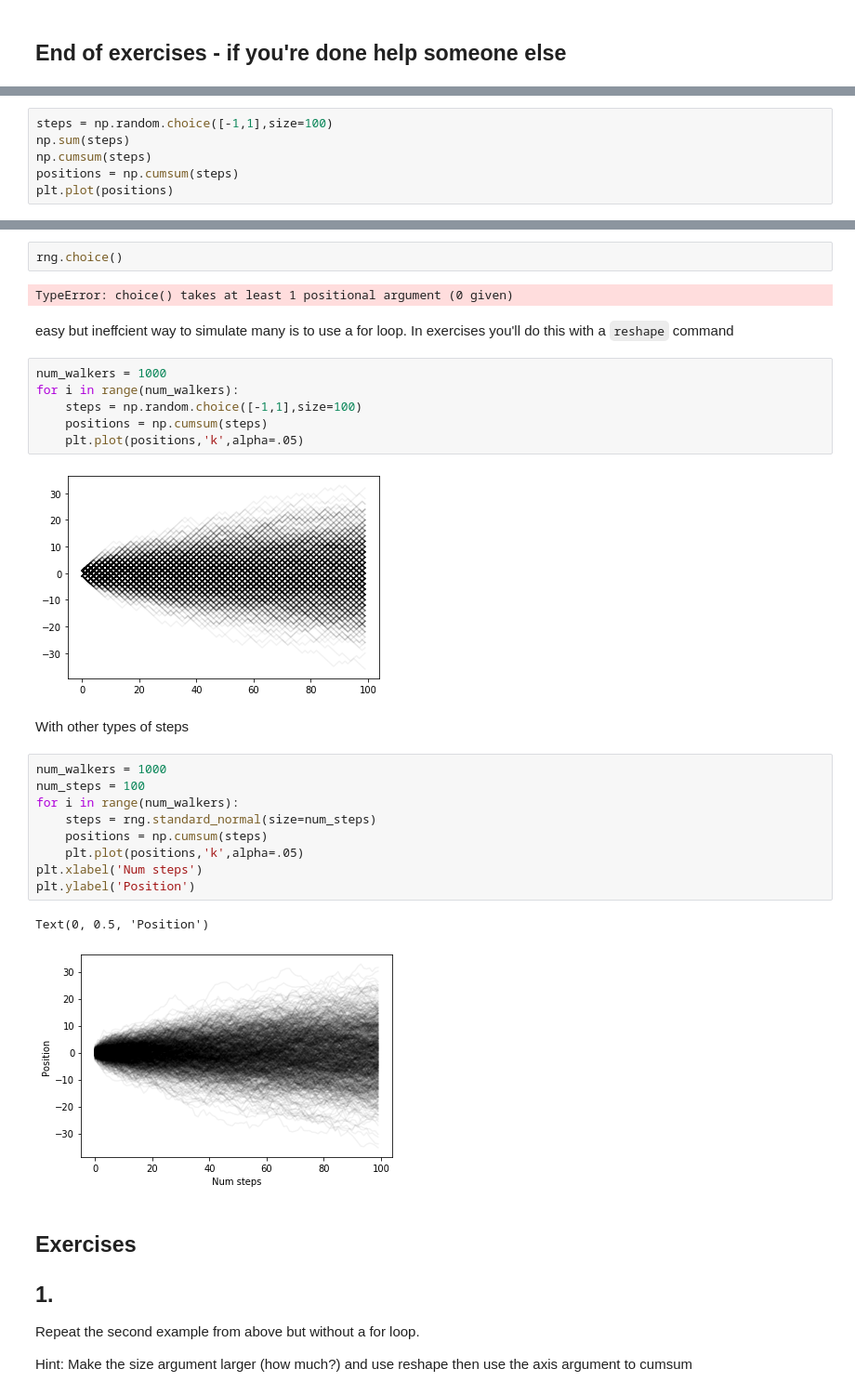
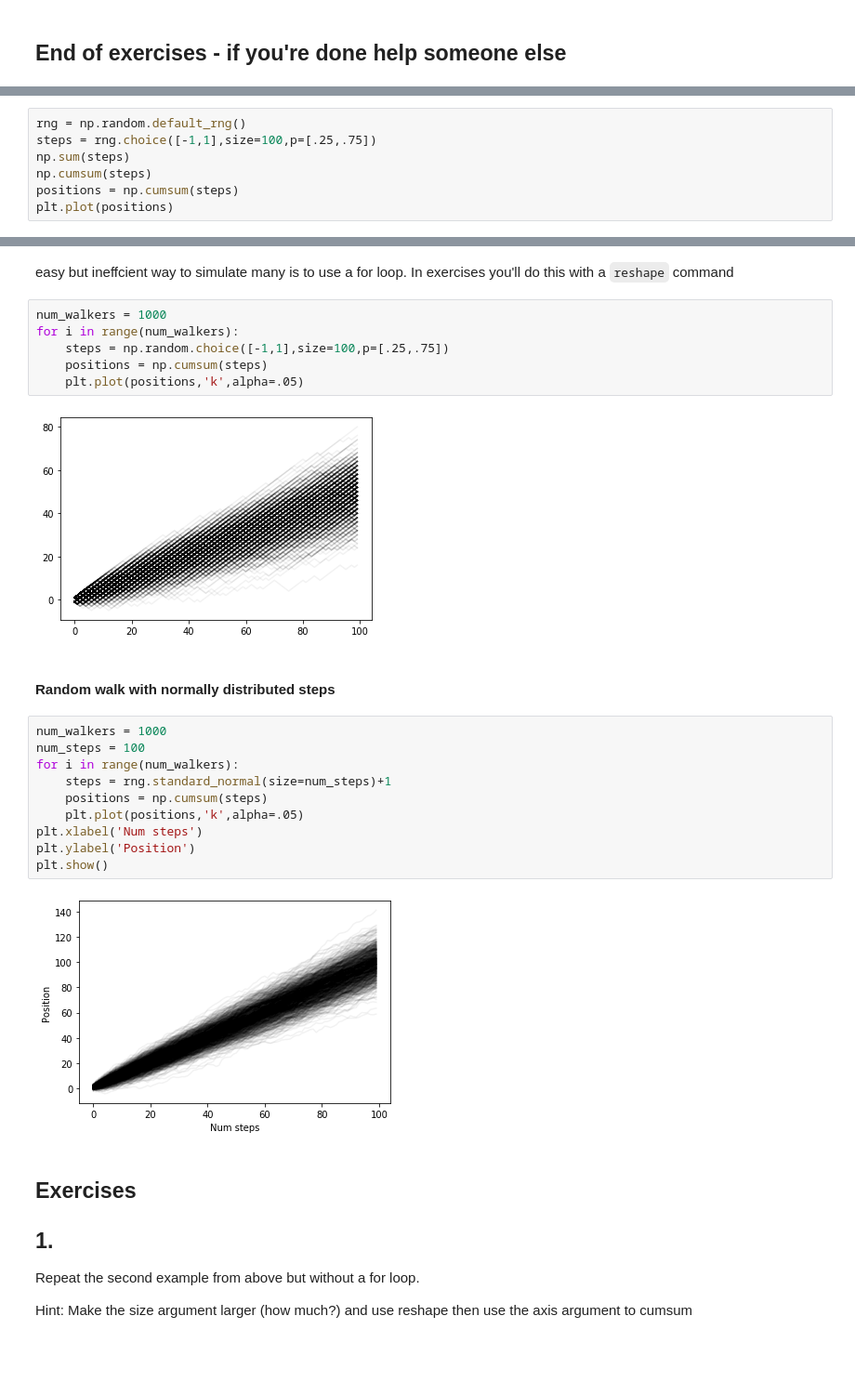
Before and after one commit to Hekstra-Lab/scientific-python-bootcamp, a Jupyter notebook: day1/Day1.ipynb, the cells around one changed output, grey strips where cells are left out. Shown at 93% size. Drawn from its saved outputs; the diff is of its cells as text; blank space fills up the shorter version.

```diff
--- a/day1/Day1.ipynb
+++ b/day1/Day1.ipynb
@@ -876,5 +954,6 @@ plt.savefig('images/cube_4.png')
 # %%
-steps = np.random.choice([-1,1],size=100)
+rng = np.random.default_rng()
+steps = rng.choice([-1,1],size=100,p=[.25,.75])
 np.sum(steps)
 np.cumsum(steps)
 positions = np.cumsum(steps)
@@ -885,31 +964,27 @@ plt.plot(positions)
-# %%
-rng.choice()
-# %% [output]
-TypeError: choice() takes at least 1 positional argument (0 given)
 # %% [markdown]
 easy but ineffcient way to simulate many is to use a for loop. In exercises you'll do this with a `reshape` command
 # %%
 num_walkers = 1000
 for i in range(num_walkers):
-    steps = np.random.choice([-1,1],size=100)
+    steps = np.random.choice([-1,1],size=100,p=[.25,.75])
     positions = np.cumsum(steps)
     plt.plot(positions,'k',alpha=.05)
 # %% [output]
-[figure, old version]
+[figure, new version]
-# %% [markdown]
-With other types of steps
+# %% [markdown]
+#### Random walk with normally distributed steps
 # %%
 num_walkers = 1000
 num_steps = 100
 for i in range(num_walkers):
-    steps = rng.standard_normal(size=num_steps)
+    steps = rng.standard_normal(size=num_steps)+1
     positions = np.cumsum(steps)
     plt.plot(positions,'k',alpha=.05)
 plt.xlabel('Num steps')
 plt.ylabel('Position')
+plt.show()
 # %% [output]
-Text(0, 0.5, 'Position')
-[figure, old version]
+[figure, new version]
 # %% [markdown]
 ## Exercises
 
```
Also changed, not shown: parts of 50 cells of this notebook, 2 other files.
